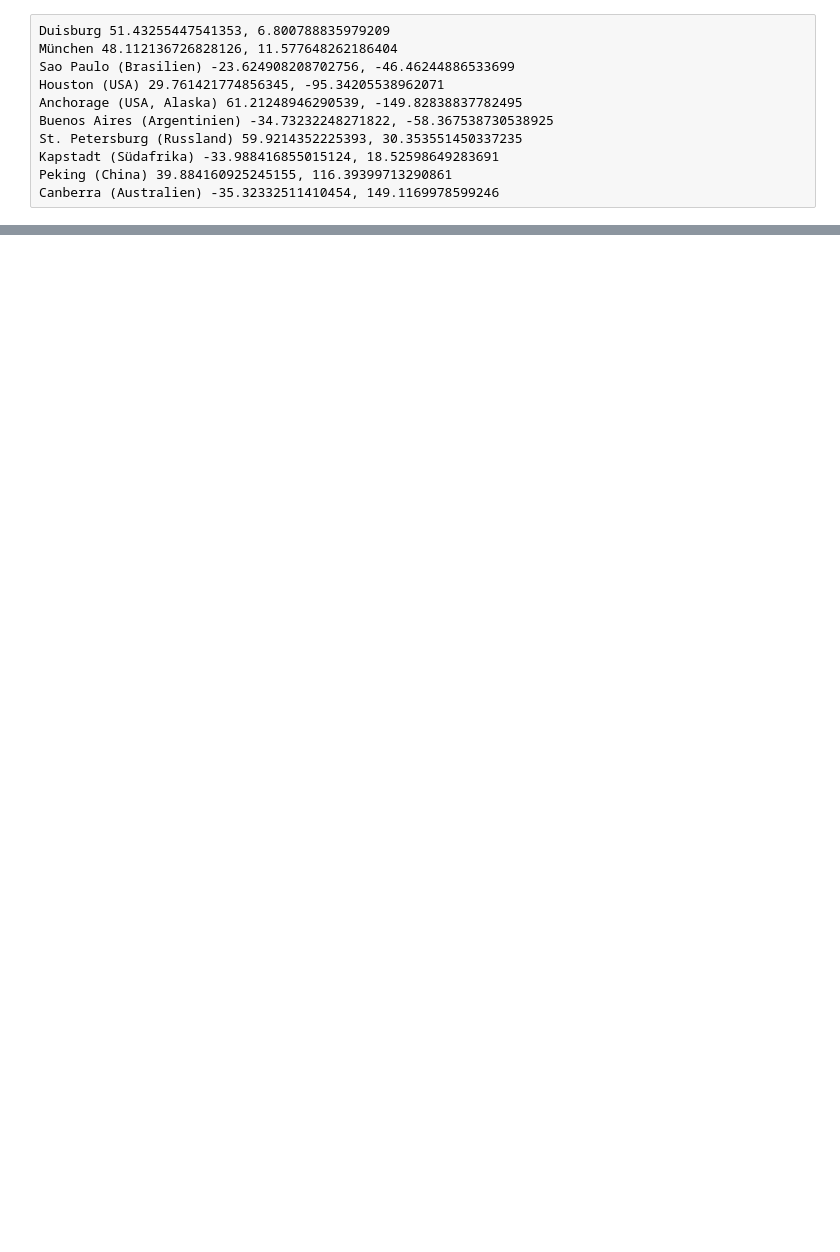
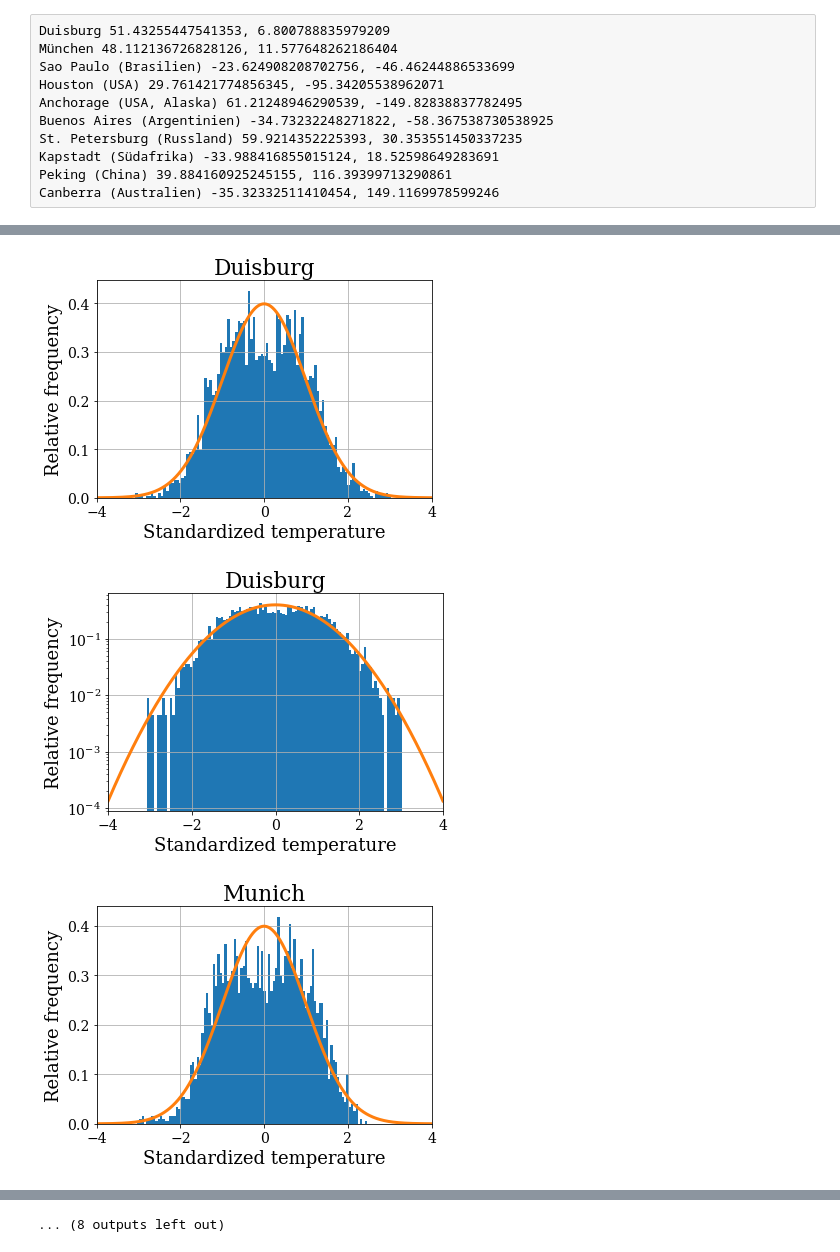
Before and after one commit to xSMSHP/FP_1_12, a Jupyter notebook: fp_versuch_1_12.ipynb, the cells around one changed output, grey strips where cells are left out. Cells and saved outputs as stored; diff of their text form; code cells hidden in the pictures; blank space fills up the shorter version.

```diff
--- a/fp_versuch_1_12.ipynb
+++ b/fp_versuch_1_12.ipynb
@@ -536,15 +792,33 @@ for i, st in enumerate(stations):
 # %%
 for i, st in enumerate(stations):
     station = st.fetch(1)
     raw_data = Daily(station, start = datetime(2011, 2, 1), end = datetime(2021, 2, 1))
     raw_data = raw_data.fetch()
     city_data = raw_data['tavg']
     data_n = city_data.sub(city_data.mean()).div(city_data.std())
     data_n.hist(density = True, bins = 100)
-    plt.plot(np.linspace(-4, 4, 1000), sps.norm.pdf(np.linspace(-4, 4, 1000)))
+    plt.title(locs[i], **hfont)
+    plt.plot(np.linspace(-4, 4, 1000), sps.norm.pdf(np.linspace(-4, 4, 1000)), linewidth = 3)
+    plt.ylabel('Relative frequency', **hfont)
+    plt.xlabel('Standardized temperature', **hfont)
+    plt.yticks(fontname = 'DejaVu Serif', fontsize = 14)
+    plt.xticks(fontname = 'DejaVu Serif', fontsize = 14)
+    plt.autoscale(axis = 'x', tight = True)
+    plt.savefig('pics/3/std_temp_' + locs[i] + '.png', dpi = 900, bbox_inches = 'tight')
     plt.show()
 
     data_n.hist(density = True, bins = 100, log = True)
     plt.semilogy()
-    plt.plot(np.linspace(-4, 4, 1000), sps.norm.pdf(np.linspace(-4, 4, 1000)))
+    plt.plot(np.linspace(-4, 4, 1000), sps.norm.pdf(np.linspace(-4, 4, 1000)), linewidth = 3)
+    plt.title(locs[i], **hfont)
+    plt.ylabel('Relative frequency', **hfont)
+    plt.xlabel('Standardized temperature', **hfont)
+    plt.yticks(fontname = 'DejaVu Serif', fontsize = 14)
+    plt.xticks(fontname = 'DejaVu Serif', fontsize = 14)
+    plt.autoscale(axis = 'x', tight = True)
+    plt.savefig('pics/3/std_temp_log_' + locs[i] + '.png', dpi = 900, bbox_inches = 'tight')
     plt.show()
+# %% [output]
+[figure, added]
+[figure, added]
+[figure, added]
@@ -551,3 +834,4 @@ for i, st in enumerate(stations):
+... (8 outputs left out)
 # %%
 station1 = stations[0].fetch(1)
 raw_data1 = Daily(station1, start = datetime(2011, 2, 1), end = datetime(2021, 2, 1))
```
Also changed, not shown: parts of 39 cells of this notebook.
